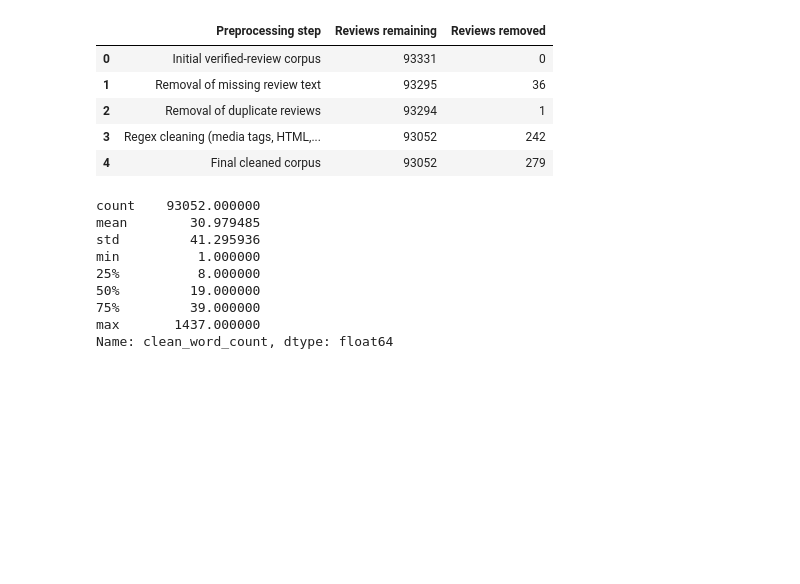
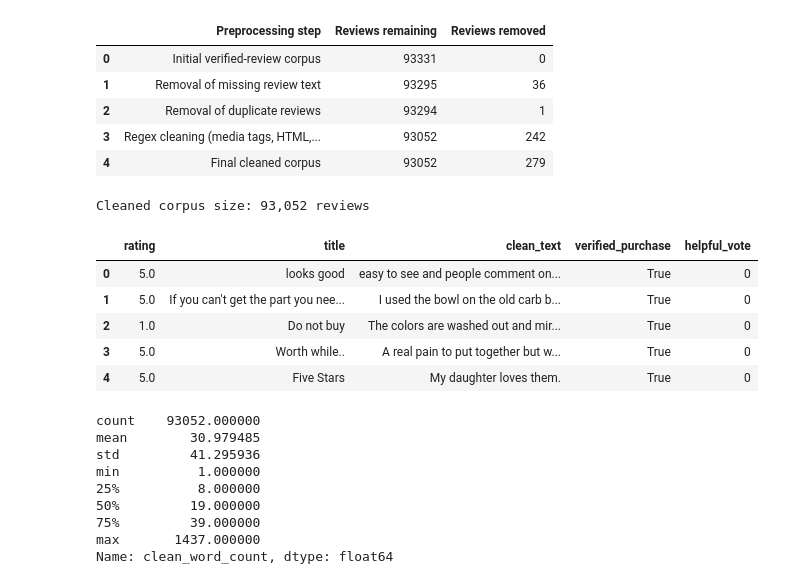
Before and after one commit to aqeel-gardezi/MSc-Project, a Jupyter notebook: notebooks/02_preprocessing.ipynb, the cells around one changed output. Cells and saved outputs as stored; diff of their text form; code cells hidden in the pictures; blank space fills up the shorter version.

Commit message:
Update preprocessing dataset snapshot and ML analysis

```diff
--- a/notebooks/02_preprocessing.ipynb
+++ b/notebooks/02_preprocessing.ipynb
@@ -207,6 +207,24 @@ Retention rate: 99.70%
 | 2 | Removal of duplicate reviews | 93294 | 1 |
 | 3 | Regex cleaning (media tags, HTML,... | 93052 | 242 |
 | 4 | Final cleaned corpus | 93052 | 279 |
+# %%
+# Step 5b: Snapshot of the cleaned corpus for dissertation Figure
+# A small sample of the final cleaned corpus (93,052 reviews) is displayed
+# to provide visual evidence of the dataset after preprocessing, showing
+# the cleaned review text alongside key metadata fields.
+
+print(f"Cleaned corpus size: {len(df):,} reviews")
+print()
+
+df[['rating', 'title', 'clean_text', 'verified_purchase', 'helpful_vote']].head(5)
+# %% [output]
+Cleaned corpus size: 93,052 reviews
+|  | rating | title | clean_text | verified_purchase | helpful_vote |
+| 0 | 5.0 | looks good | easy to see and people comment on... | True | 0 |
+| 1 | 5.0 | If you can't get the part you nee... | I used the bowl on the old carb b... | True | 0 |
+| 2 | 1.0 | Do not buy | The colors are washed out and mir... | True | 0 |
+| 3 | 5.0 | Worth while.. | A real pain to put together but w... | True | 0 |
+| 4 | 5.0 | Five Stars | My daughter loves them. | True | 0 |
 # %%
 # Step 6: Review length distribution of the cleaned corpus
 # The distribution of review word counts is visualised to characterise
```
Also changed, not shown: parts of 3 cells of this notebook, 1 other file.
